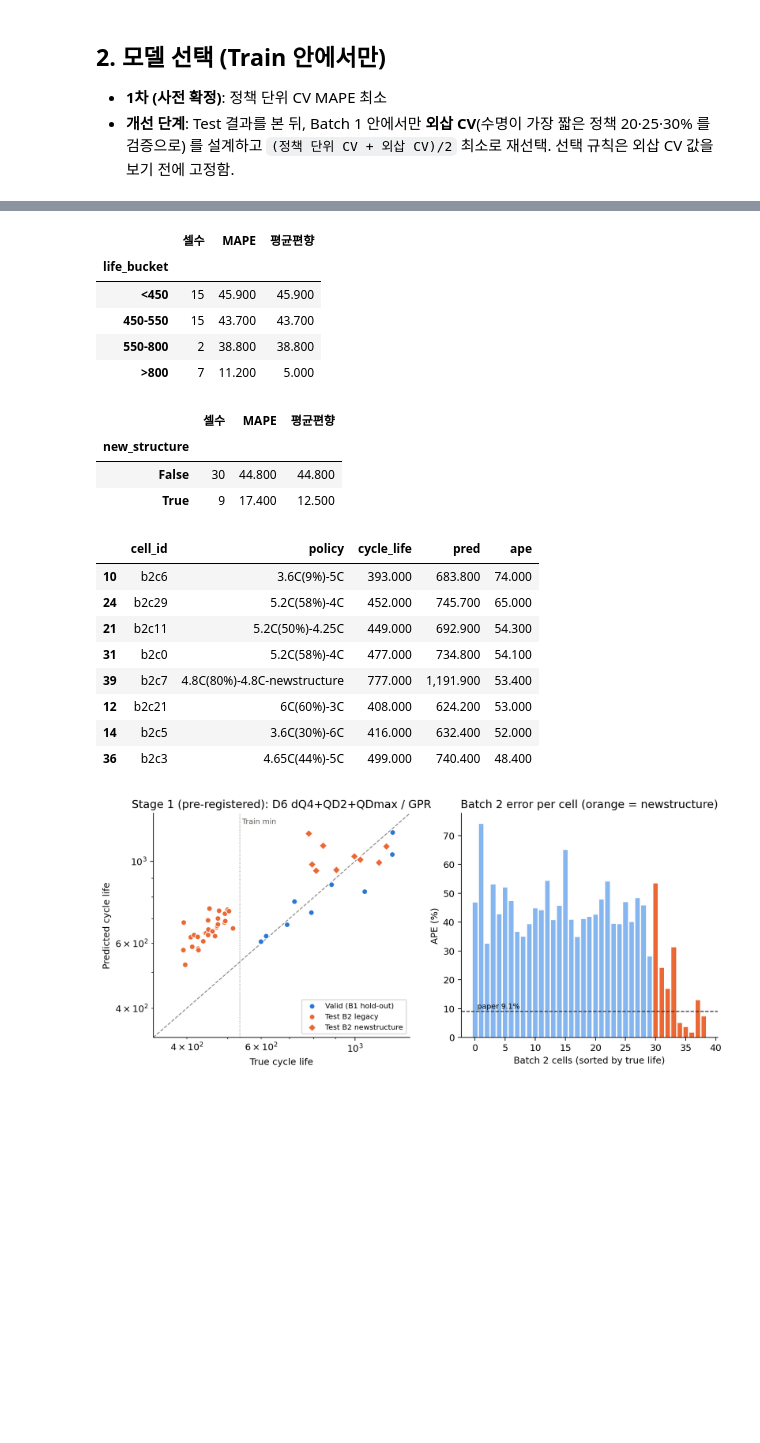
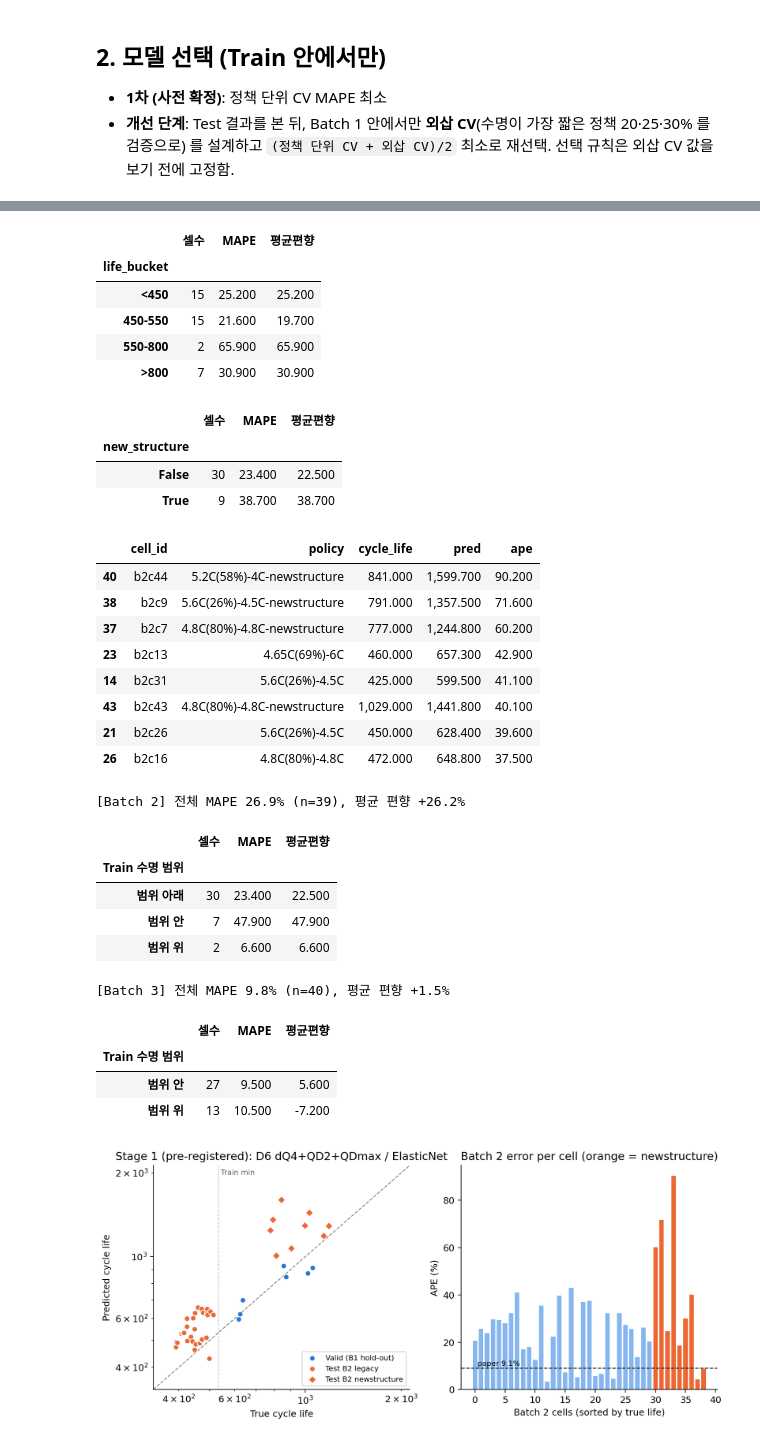
Before and after one commit to yunseojin2809-dev/EDA_miniproject, a Jupyter notebook: notebooks/03_modeling.ipynb, the cells around one changed output, grey strips where cells are left out. Saved outputs shown, nothing was run; the diff lists cells and outputs as text; code cells hidden in the pictures; blank space fills up the shorter version.

Commit message:
Fix cleaning (drop unfinished-label cells, cycle index) and add Batch 3

```diff
--- a/notebooks/03_modeling.ipynb
+++ b/notebooks/03_modeling.ipynb
@@ -116,5 +116,11 @@ T["life_bucket"] = pd.cut(T.cycle_life, [0, 450, 550, 800, 1300], labels=["<450"
 display(T.groupby("life_bucket", observed=True).agg(셀수=("ape", "size"), MAPE=("ape", "mean"), 평균편향=("signed_%", "mean")).round(1))
 display(T.groupby("new_structure").agg(셀수=("ape", "size"), MAPE=("ape", "mean"), 평균편향=("signed_%", "mean")).round(1))
 display(T.sort_values("ape", ascending=False).head(8)[["cell_id", "policy", "cycle_life", "pred", "ape"]].round(1))
+lo, hi = b1.cycle_life.min(), b1.cycle_life.max()
+T3 = P[P.split == "Test(B3)"].copy(); T3["signed_%"] = (T3.pred - T3.cycle_life) / T3.cycle_life * 100
+for nm, t in (("Batch 2", T), ("Batch 3", T3)):
+    t["Train 수명 범위"] = np.where(t.cycle_life < lo, "범위 아래", np.where(t.cycle_life > hi, "범위 위", "범위 안"))
+    print(f"[{nm}] 전체 MAPE {t.ape.mean():.1f}% (n={len(t)}), 평균 편향 {t['signed_%'].mean():+.1f}%")
+    display(t.groupby("Train 수명 범위").agg(셀수=("ape", "size"), MAPE=("ape", "mean"), 평균편향=("signed_%", "mean")).round(1))
 from IPython.display import Image; display(Image(str(FIG / "pred_vs_true_stage1.png")))
 # %% [output]
@@ -122,20 +128,31 @@ from IPython.display import Image; display(Image(str(FIG / "pred_vs_true_stage1.
 |  | 셀수 | MAPE | 평균편향 |
 | life_bucket |  |  |  |
-| <450 | 15 | 45.900 | 45.900 |
-| 450-550 | 15 | 43.700 | 43.700 |
-| 550-800 | 2 | 38.800 | 38.800 |
-| >800 | 7 | 11.200 | 5.000 |
+| <450 | 15 | 25.200 | 25.200 |
+| 450-550 | 15 | 21.600 | 19.700 |
+| 550-800 | 2 | 65.900 | 65.900 |
+| >800 | 7 | 30.900 | 30.900 |
 |  | 셀수 | MAPE | 평균편향 |
 | new_structure |  |  |  |
-| False | 30 | 44.800 | 44.800 |
-| True | 9 | 17.400 | 12.500 |
+| False | 30 | 23.400 | 22.500 |
+| True | 9 | 38.700 | 38.700 |
 |  | cell_id | policy | cycle_life | pred | ape |
-| 10 | b2c6 | 3.6C(9%)-5C | 393.000 | 683.800 | 74.000 |
-| 24 | b2c29 | 5.2C(58%)-4C | 452.000 | 745.700 | 65.000 |
-| 21 | b2c11 | 5.2C(50%)-4.25C | 449.000 | 692.900 | 54.300 |
-| 31 | b2c0 | 5.2C(58%)-4C | 477.000 | 734.800 | 54.100 |
-| 39 | b2c7 | 4.8C(80%)-4.8C-newstructure | 777.000 | 1,191.900 | 53.400 |
-| 12 | b2c21 | 6C(60%)-3C | 408.000 | 624.200 | 53.000 |
-| 14 | b2c5 | 3.6C(30%)-6C | 416.000 | 632.400 | 52.000 |
-| 36 | b2c3 | 4.65C(44%)-5C | 499.000 | 740.400 | 48.400 |
+| 40 | b2c44 | 5.2C(58%)-4C-newstructure | 841.000 | 1,599.700 | 90.200 |
+| 38 | b2c9 | 5.6C(26%)-4.5C-newstructure | 791.000 | 1,357.500 | 71.600 |
+| 37 | b2c7 | 4.8C(80%)-4.8C-newstructure | 777.000 | 1,244.800 | 60.200 |
+| 23 | b2c13 | 4.65C(69%)-6C | 460.000 | 657.300 | 42.900 |
+| 14 | b2c31 | 5.6C(26%)-4.5C | 425.000 | 599.500 | 41.100 |
+| 43 | b2c43 | 4.8C(80%)-4.8C-newstructure | 1,029.000 | 1,441.800 | 40.100 |
+| 21 | b2c26 | 5.6C(26%)-4.5C | 450.000 | 628.400 | 39.600 |
+| 26 | b2c16 | 4.8C(80%)-4.8C | 472.000 | 648.800 | 37.500 |
+[Batch 2] 전체 MAPE 26.9% (n=39), 평균 편향 +26.2%
+|  | 셀수 | MAPE | 평균편향 |
+| Train 수명 범위 |  |  |  |
+| 범위 아래 | 30 | 23.400 | 22.500 |
+| 범위 안 | 7 | 47.900 | 47.900 |
+| 범위 위 | 2 | 6.600 | 6.600 |
+[Batch 3] 전체 MAPE 9.8% (n=40), 평균 편향 +1.5%
+|  | 셀수 | MAPE | 평균편향 |
+| Train 수명 범위 |  |  |  |
+| 범위 안 | 27 | 9.500 | 5.600 |
+| 범위 위 | 13 | 10.500 | -7.200 |
-[figure, old version]
+[figure, new version]
```
Also changed, not shown: parts of 9 cells of this notebook, 36 other files.
